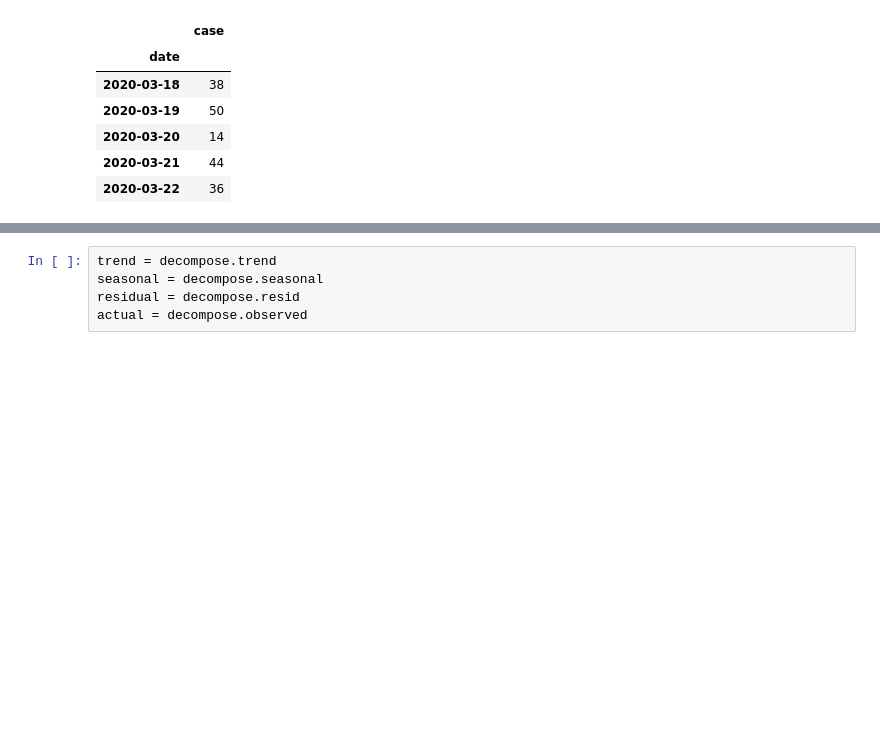
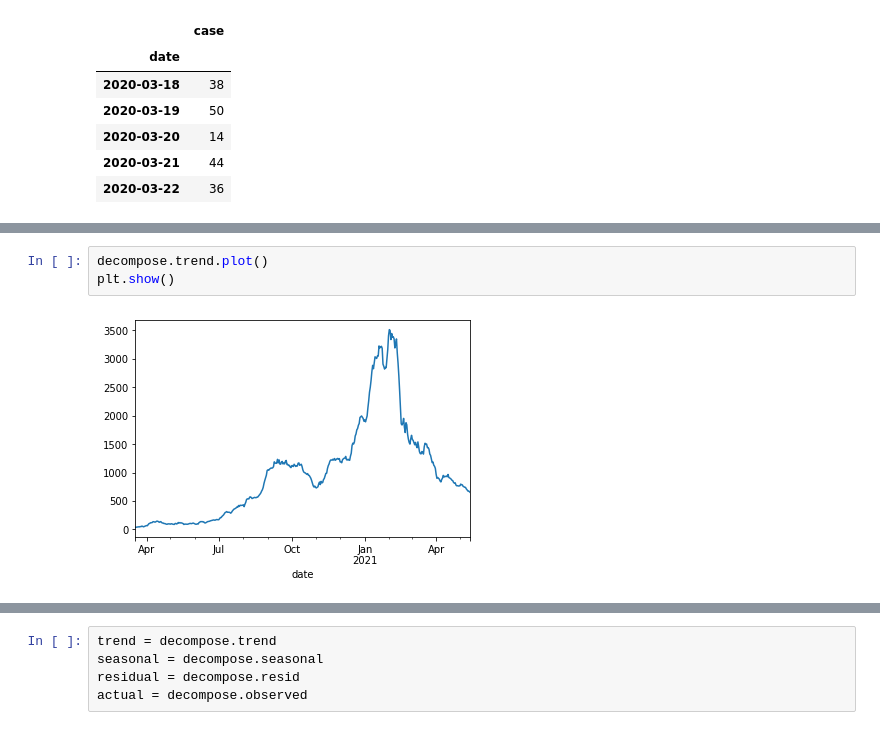
Before and after one commit to ardianzzz666/thesis, a Jupyter notebook: Multi Method + Seasonal Decomposition.ipynb, the cells around one changed output, grey strips where cells are left out. Drawn from its saved outputs; the diff is of its cells as text; blank space fills up the shorter version.

```diff
--- a/Multi Method + Seasonal Decomposition.ipynb
+++ b/Multi Method + Seasonal Decomposition.ipynb
@@ -31,0 +88,5 @@ plt.show()
+# %%
+decompose.trend.plot()
+plt.show()
+# %% [output]
+[figure, added]
```
Also changed, not shown: parts of 22 cells of this notebook.
